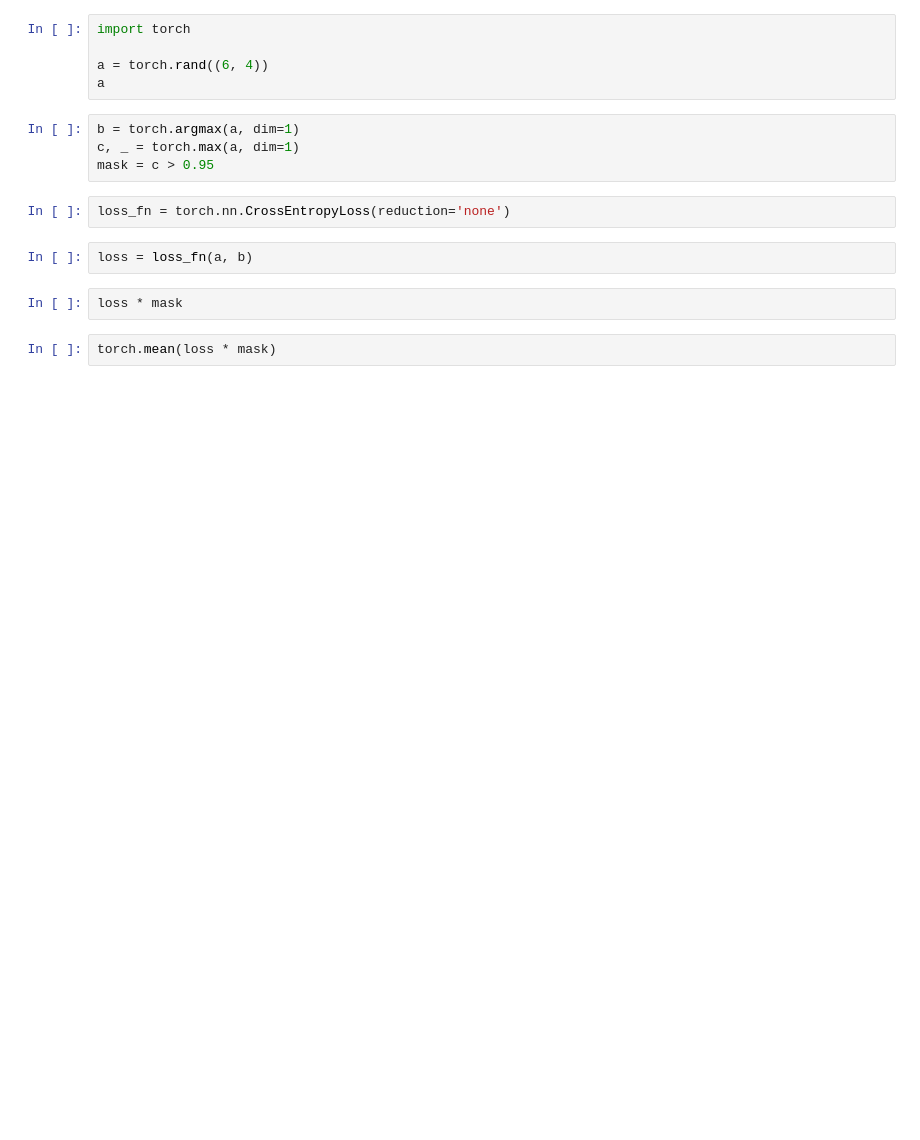
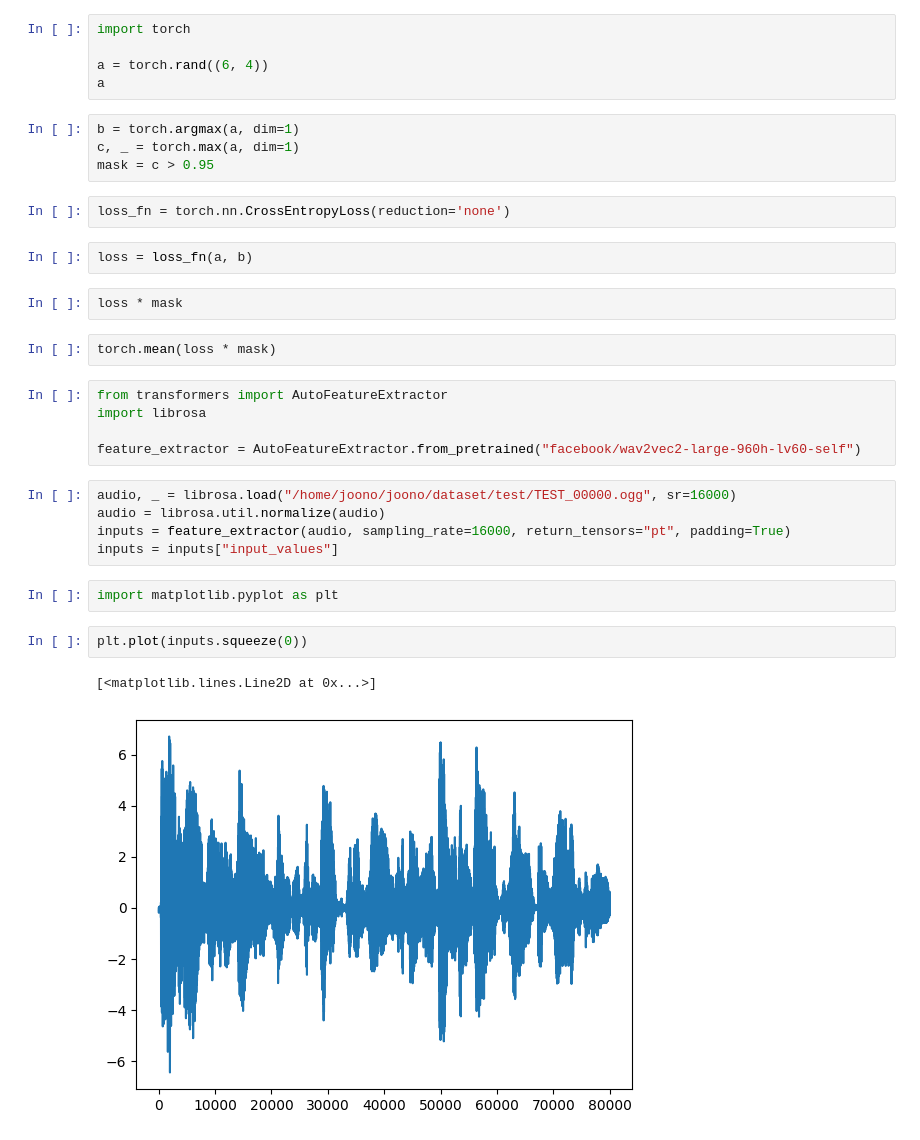
Before and after one commit to comeeasy/spoofed_speech_detection, a Jupyter notebook: data_checking.ipynb, the cells around one changed output. Cells and saved outputs as stored; diff of their text form; blank space fills up the shorter version.

```diff
--- a/data_checking.ipynb
+++ b/data_checking.ipynb
@@ -161,3 +161,20 @@ loss = loss_fn(a, b)
 loss * mask
 # %%
 torch.mean(loss * mask)
+# %%
+from transformers import AutoFeatureExtractor
+import librosa
+
+feature_extractor = AutoFeatureExtractor.from_pretrained("facebook/wav2vec2-large-960h-lv60-self")
+# %%
+audio, _ = librosa.load("/home/joono/joono/dataset/test/TEST_00000.ogg", sr=16000)
+audio = librosa.util.normalize(audio)
+inputs = feature_extractor(audio, sampling_rate=16000, return_tensors="pt", padding=True)
+inputs = inputs["input_values"]
+# %%
+import matplotlib.pyplot as plt
+# %%
+plt.plot(inputs.squeeze(0))
+# %% [output]
+[<matplotlib.lines.Line2D at 0x...>]
+[figure, added]
```
Also changed, not shown: parts of 1 cell of this notebook, 4 other files.
